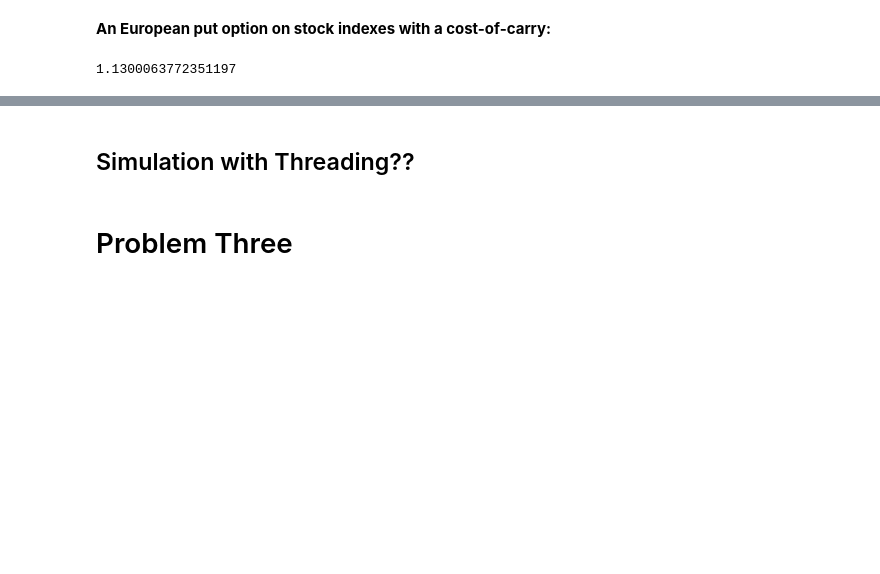
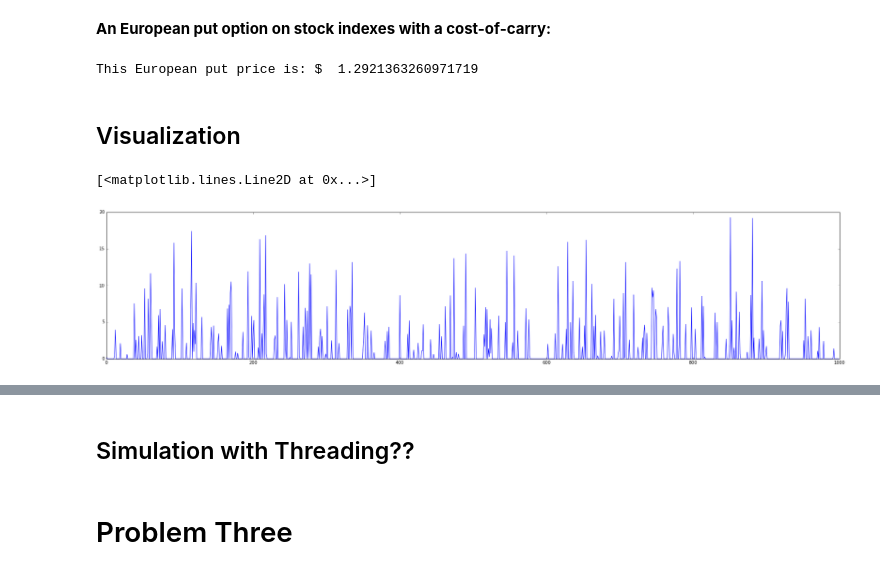
Before and after one commit to MiyainNYC/Financial-Modeling, a Jupyter notebook: BSM_Simulation_Multithreading.ipynb, the cells around one changed output, grey strips where cells are left out. Cells and saved outputs as stored; diff of their text form; code cells hidden in the pictures; blank space fills up the shorter version.

```diff
--- a/BSM_Simulation_Multithreading.ipynb
+++ b/BSM_Simulation_Multithreading.ipynb
@@ -118,6 +119,7 @@ mc_pricing(S, K, T, r, sigma, option_type, no_trial)
 # %% [markdown]
 **An European put option on stock indexes with a cost-of-carry:**
 # %%
+no_trial = 1000
 S = 80
 K = 75
 r = 0.1
@@ -126,22 +128,34 @@ sigma = 0.20
 option_type = 'put'
 mc_pricing(S, K, T, r, sigma, option_type, no_trial)
 # %% [output]
-1.1300063772351197
+This European put price is: $  1.2921363260971719
+# %% [markdown]
+## Visualization
 # %%
 def mc_pricing_all(S, K, T, r, sigma, option_type, no_trial):
-    random.seed(10000)
+    random.seed(1000)
     z = random.standard_normal(no_trial)
     ## stock price at Time T
     ST = S * exp( (r - 0.5 * sigma**2) * T+ sigma * sqrt(T) * z)
-    eu_call_price_list = []
-    eu_put_price_list = []
     if option_type == 'call':
         payoff = maximum(ST - K,0)
         eu_call_price = exp(-r*T)*payoff
-        eu_call_price_list.append(eu_call_price)
-        return eu_call_price_list
+        return eu_call_price
     else:
         payoff = maximum(K - ST,0)
         eu_put_price = exp(-r*T)*payoff
-        eu_put_price_list.append(eu_put_price)
-        return eu_put_price_list
+        return eu_put_price
+# %%
+no_trial = 1000
+S = 80
+K = 75
+r = 0.1
+T = 5/12
+sigma = 0.20
+option_type = 'put'
+price_put = mc_pricing_all(S, K, T, r, sigma, option_type, no_trial)
+plt.figure(figsize=(30,6))
+plt.plot(price_put)
+# %% [output]
+[<matplotlib.lines.Line2D at 0x...>]
+[figure, added]
```
Also changed, not shown: parts of 7 cells of this notebook.
